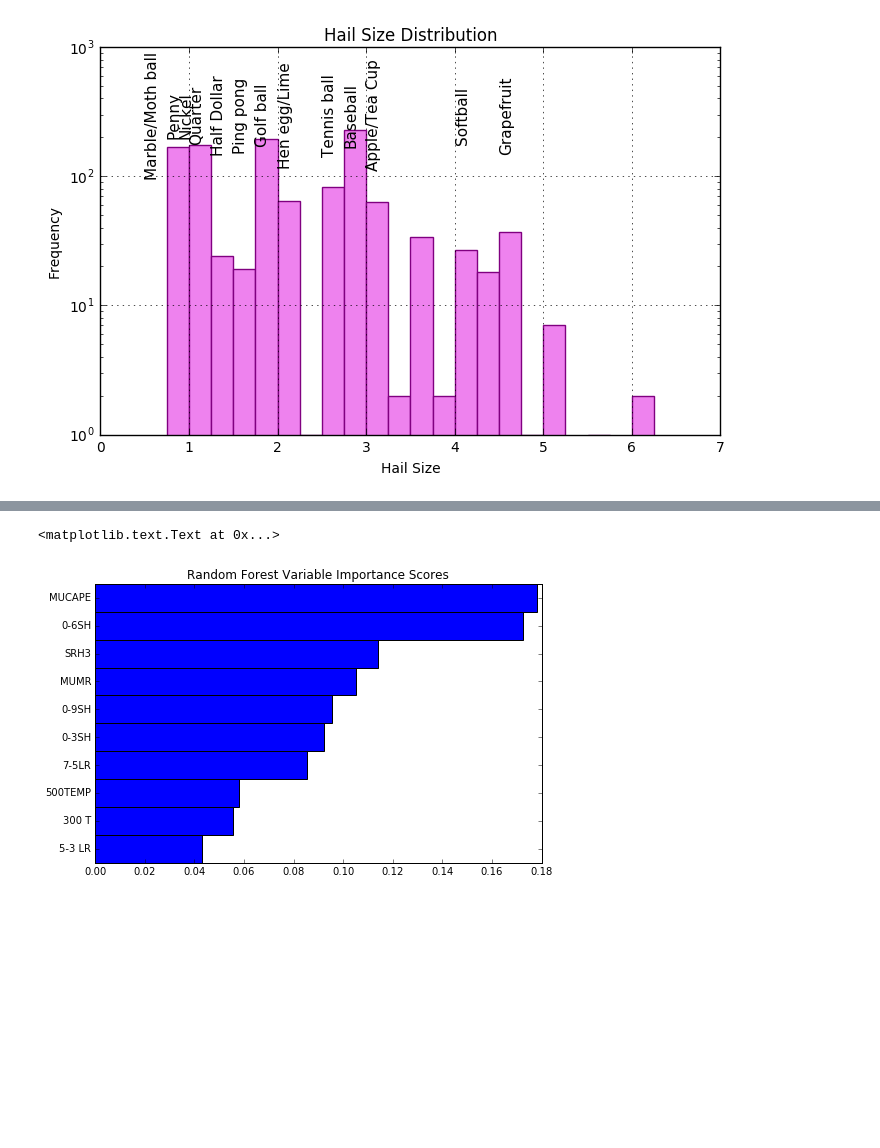
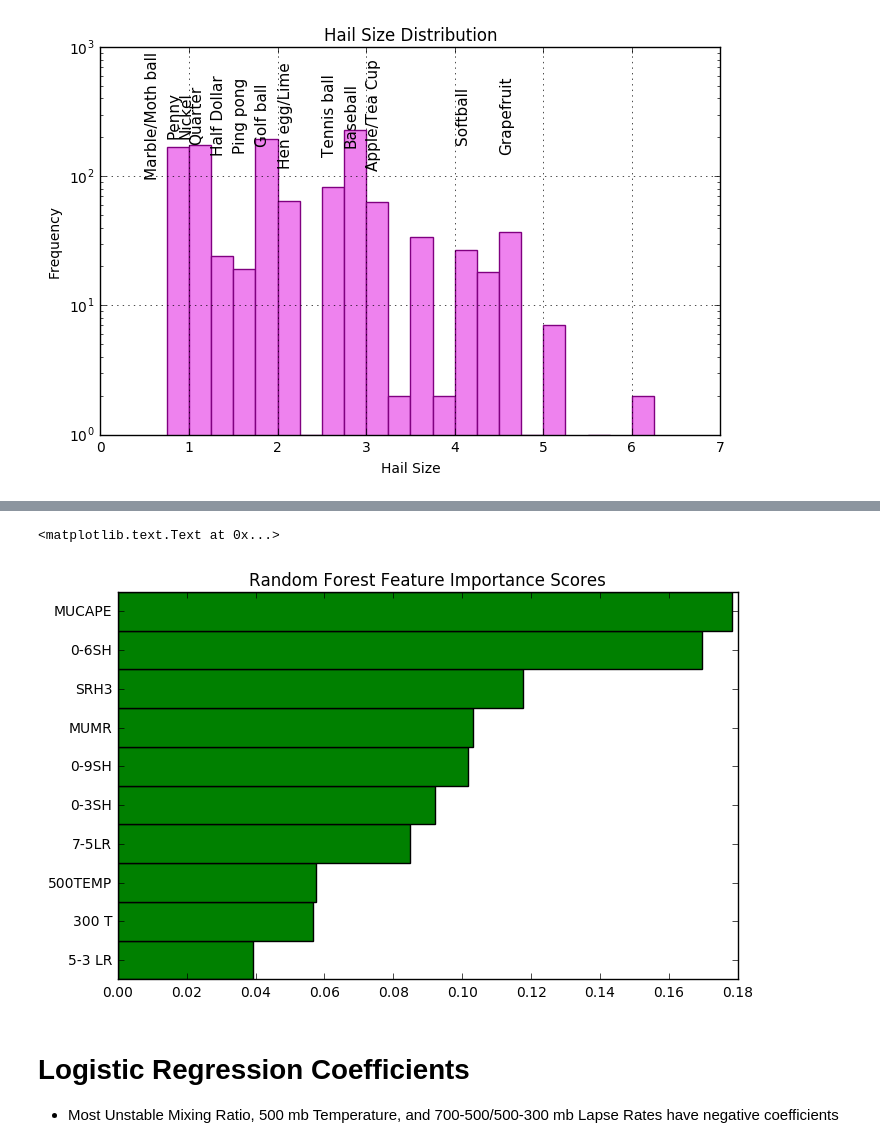
Before and after one commit to djgagne/ou_grad_5203_fall_2016, a Jupyter notebook: gagne_analytics_lecture.ipynb, the cells around one changed output, grey strips where cells are left out. Drawn from its saved outputs; the diff is of its cells as text; code cells hidden in the pictures; blank space fills up the shorter version.

```diff
--- a/gagne_analytics_lecture.ipynb
+++ b/gagne_analytics_lecture.ipynb
@@ -153,9 +178,11 @@ test = hail_data.drop(train.index)
 input_cols = np.array(['MUCAPE', 'MUMR', '500TEMP', '300 T', '7-5LR', '5-3 LR', '0-3SH', '0-6SH', '0-9SH', 'SRH3'])
 test_col = "REPORT"
 size_threshold = 2
-models = [RandomForestClassifier(n_estimators=100, max_features="sqrt"),
+models = [RandomForestClassifier(n_estimators=500, max_features="sqrt"),
+          DecisionTreeClassifier(max_depth=4),
          LogisticRegression(penalty="l1")]
 model_names = np.array(["Random Forest",
+                        "Decision Tree",
                         "Logistic Regression"])
 for model in models:
     model.fit(train[input_cols], np.where(train[test_col] >= size_threshold, 1, 0))
@@ -162,11 +205,14 @@ for model in models:
 # %%
 feature_ranking = models[0].feature_importances_.argsort()
 plt.figure(figsize=(8, 5))
-plt.barh(np.arange(feature_ranking.size), models[0].feature_importances_[feature_ranking], 1)
+plt.barh(np.arange(feature_ranking.size), models[0].feature_importances_[feature_ranking], 1, color="green")
 plt.yticks(np.arange(feature_ranking.size) + 0.5, input_cols[feature_ranking])
-plt.title("Random Forest Variable Importance Scores")
+plt.title("Random Forest Feature Importance Scores")
 # %% [output]
 <matplotlib.text.Text at 0x...>
-[figure, old version]
+[figure, new version]
+# %% [markdown]
+# Logistic Regression Coefficients
+* Most Unstable Mixing Ratio, 500 mb Temperature, and 700-500/500-300 mb Lapse Rates have negative coefficients
 # %%
 for i, input_name in enumerate(input_cols):
```
Also changed, not shown: parts of 22 cells of this notebook, 3 other files.
